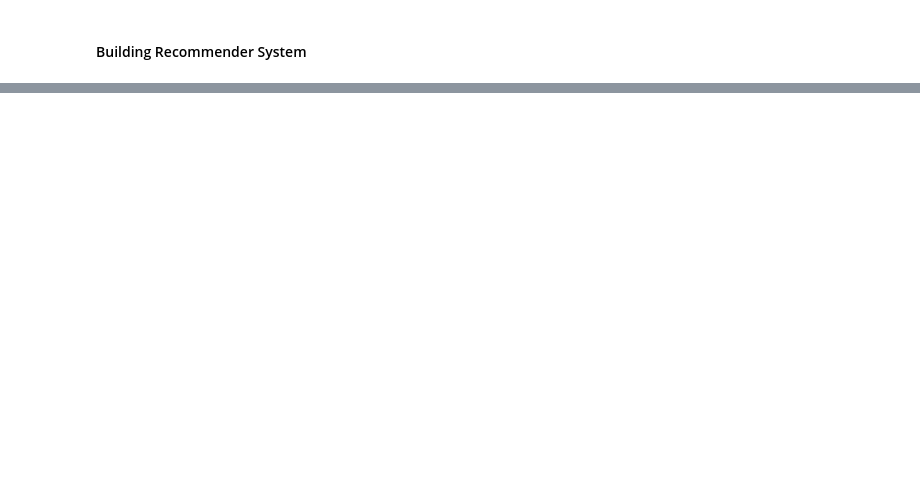
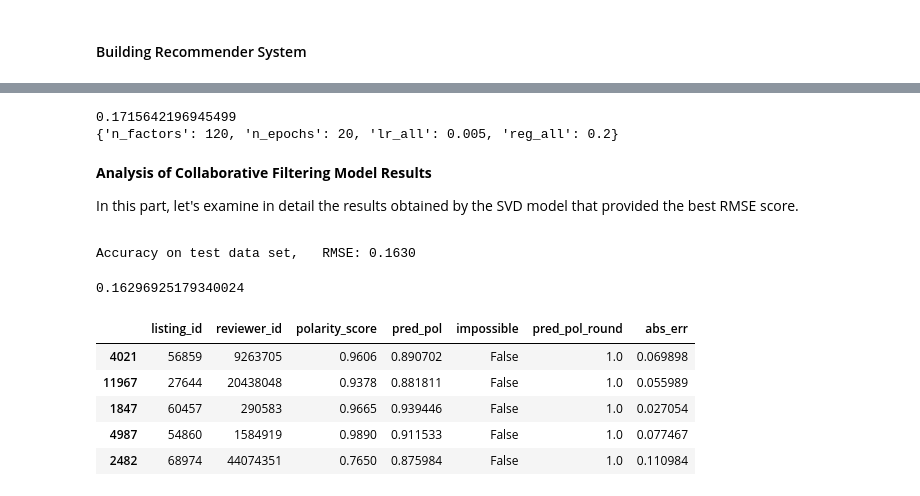
Before and after one commit to kamalova/Airbnb-Recommendation-Engine-NLP, a Jupyter notebook: Recommender_System.ipynb, the cells around one changed output, grey strips where cells are left out. Cells and saved outputs as stored; diff of their text form; code cells hidden in the pictures; blank space fills up the shorter version.

```diff
--- a/Recommender_System.ipynb
+++ b/Recommender_System.ipynb
@@ -262,0 +111,4 @@ KeyError: ignored
+# %%
+reader = Reader(rating_scale=(-1,1))
+# %%
+df = Dataset.load_from_df(df_reviews[['listing_id', 'reviewer_id', 'polarity_score']], reader)
@@ -262,0 +146,45 @@ KeyError: ignored
+# %%
+param_grid = {'n_factors': [80,100,120],
+              'n_epochs': [5, 10, 20],
+              'lr_all': [0.002, 0.005],
+              'reg_all': [0.2, 0.4, 0.6]}
+
+GS = GridSearchCV(SVD, param_grid, measures=['rmse', 'mae'], cv=3)
+GS.fit(df)
+
+print(GS.best_score['rmse'])
+print(GS.best_params['rmse'])
+# %% [output]
+0.1715642196945499
+{'n_factors': 120, 'n_epochs': 20, 'lr_all': 0.005, 'reg_all': 0.2}
+# %% [markdown]
+**Analysis of Collaborative Filtering Model Results**<p>
+In this part, let's examine in detail the results obtained by the SVD model that provided the best RMSE score.
+# %%
+train_set, test_set = train_test_split(df, test_size=0.2)
+
+model_svd = SVD(n_factors=120, n_epochs=20, lr_all=0.005, reg_all=0.2)
+model_svd.fit(train_set)
+predictions = model_svd.test(test_set)
+# %%
+print('Accuracy on test data set,', end='   ')
+accuracy.rmse(predictions,verbose=True)
+# %% [output]
+Accuracy on test data set,   RMSE: 0.1630
+0.16296925179340024
+# %%
+df_pred = pd.DataFrame(predictions, columns=['listing_id', 'reviewer_id', 'polarity_score' ,'pred_pol', 'details'])
+
+df_pred['impossible'] = df_pred['details'].apply(lambda x: x['was_impossible'])
+df_pred['pred_pol_round'] = df_pred['pred_pol'].round()
+df_pred['abs_err'] = abs(df_pred['pred_pol'] - df_pred['polarity_score'])
+df_pred.drop(['details'], axis=1, inplace=True)
+
+df_pred.sample(5)
+# %% [output]
+|  | listing_id | reviewer_id | polarity_score | pred_pol | impossible | pred_pol_round | abs_err |
+| 4021 | 56859 | 9263705 | 0.9606 | 0.890702 | False | 1.0 | 0.069898 |
+| 11967 | 27644 | 20438048 | 0.9378 | 0.881811 | False | 1.0 | 0.055989 |
+| 1847 | 60457 | 290583 | 0.9665 | 0.939446 | False | 1.0 | 0.027054 |
+| 4987 | 54860 | 1584919 | 0.9890 | 0.911533 | False | 1.0 | 0.077467 |
+| 2482 | 68974 | 44074351 | 0.7650 | 0.875984 | False | 1.0 | 0.110984 |
```
Also changed, not shown: parts of 30 cells of this notebook.
